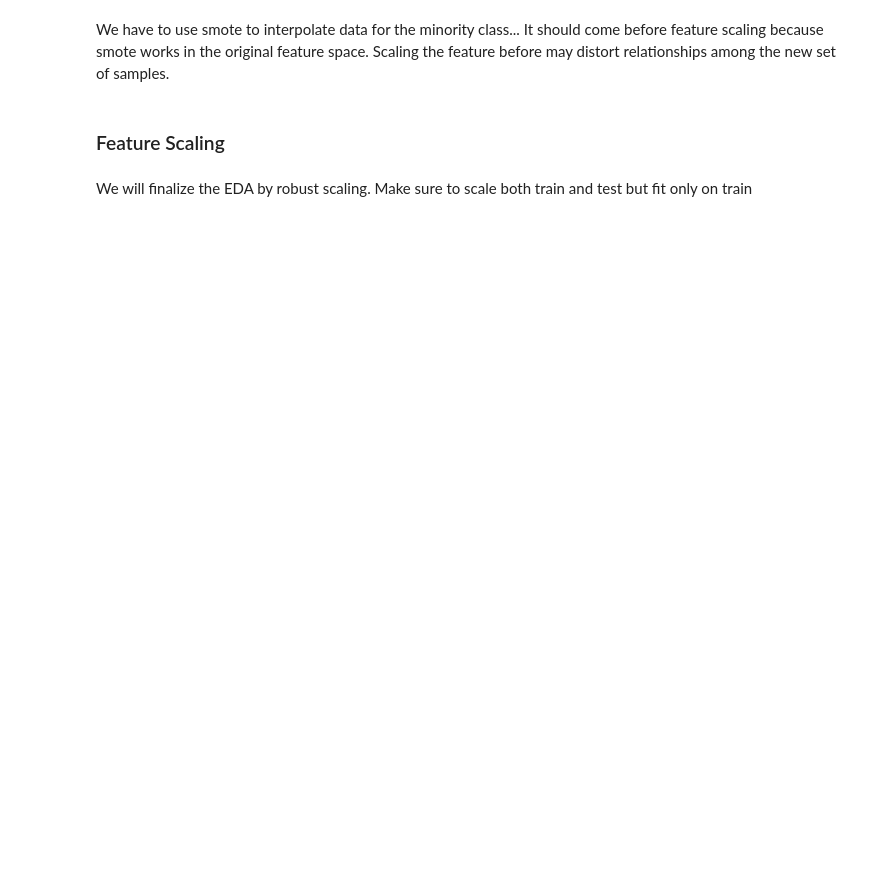
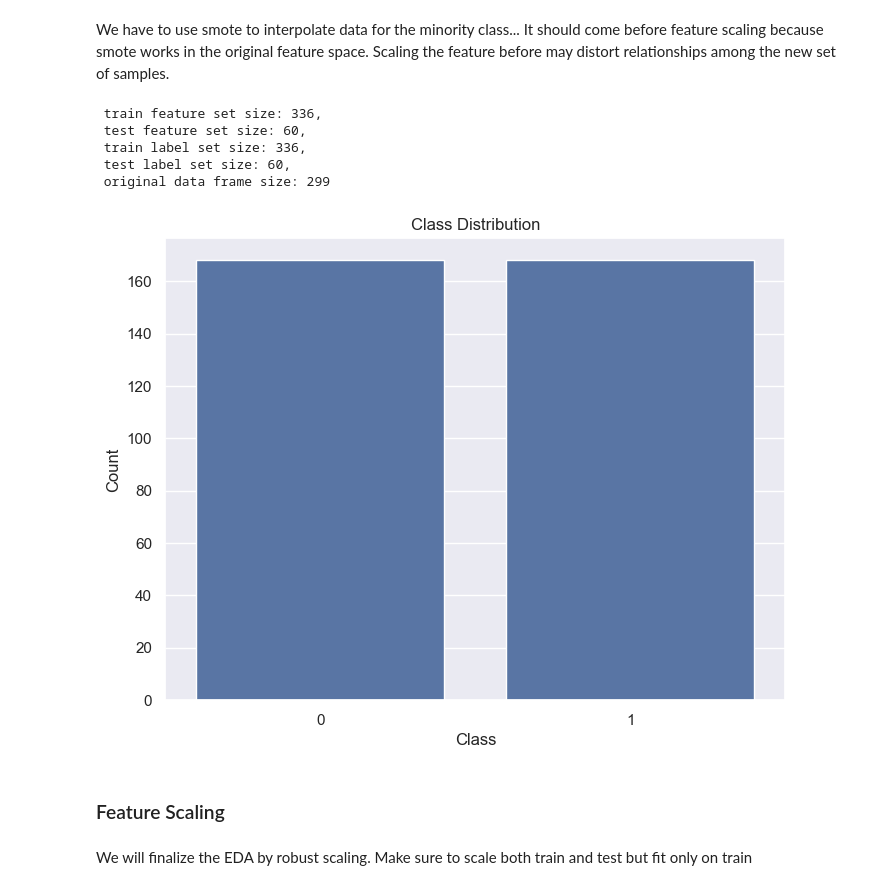
Before and after one commit to BlueJayVRStudio/DeepLearningFinal, a Jupyter notebook: DeepLearningProject.ipynb, the cells around one changed output. Drawn from its saved outputs; the diff is of its cells as text; code cells hidden in the pictures; blank space fills up the shorter version.

```diff
--- a/DeepLearningProject.ipynb
+++ b/DeepLearningProject.ipynb
@@ -302,3 +305,23 @@ We have to use smote to interpolate data for the minority class... It should com
+# %%
+print(f" train feature set size: {len(X_train)},\n test feature set size: {len(X_test)},\n train label set size: {len(y_train)},\n test label set size: {len(y_test)},\n original data frame size: {len(df)}")
+# %% [output]
+ train feature set size: 336,
+ test feature set size: 60,
+ train label set size: 336,
+ test label set size: 60,
+ original data frame size: 299
+# %%
+class_counts = y_train.value_counts()
+
+# bar plot
+plt.figure(figsize=(8, 6))
+sns.barplot(x=class_counts.index, y=class_counts.values)
+plt.title('Class Distribution')
+plt.xlabel('Class')
+plt.ylabel('Count')
+plt.show()
+# %% [output]
+[figure, added]
 # %% [markdown]
 ### Feature Scaling
 # %% [markdown]
```
Also changed, not shown: parts of 5 cells of this notebook.
